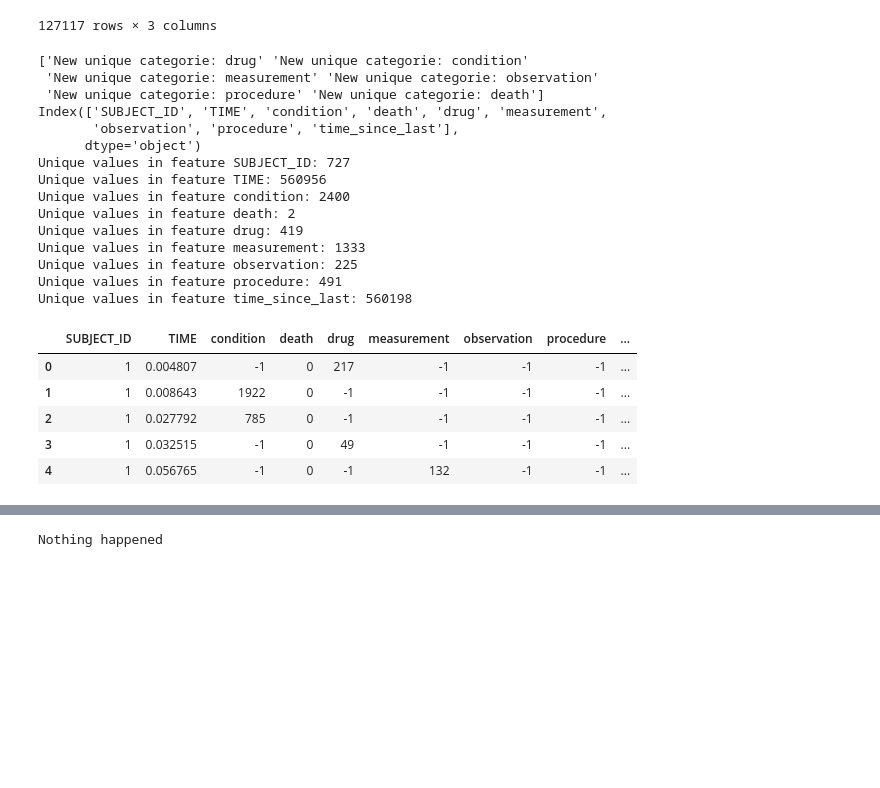
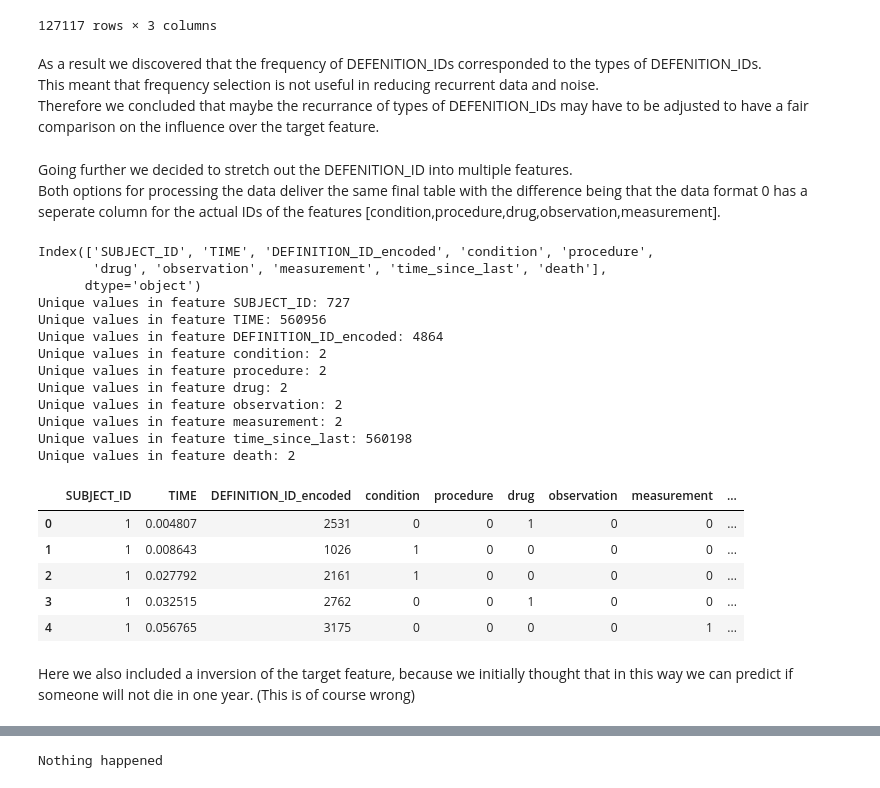
Before and after one commit to OJPOJ/ItDS-project, a Jupyter notebook: preprocessing.ipynb, the cells around one changed output, grey strips where cells are left out. Saved outputs shown, nothing was run; the diff lists cells and outputs as text; code cells hidden in the pictures; blank space fills up the shorter version.

```diff
--- a/preprocessing.ipynb
+++ b/preprocessing.ipynb
@@ -45,8 +58,15 @@ data.loc[data['DEFINITION_ID'].str.contains('condition_*')]
 | 560964 | 984 | condition_1496 | 0.023802 |
 | 560970 | 984 | condition_459 | 0.038022 |
 127117 rows × 3 columns
+# %% [markdown]
+As a result we discovered that the frequency of DEFENITION_IDs corresponded to the types of DEFENITION_IDs. <br>
+This meant that frequency selection is not useful in reducing recurrent data and noise. <br>
+Therefore we concluded that maybe the recurrance of types of DEFENITION_IDs may have to be adjusted to have a fair comparison on the influence over the target feature.
+# %% [markdown]
+Going further we decided to stretch out the DEFENITION_ID into multiple features.<br>
+Both options for processing the data deliver the same final table with the difference being that the data format 0 has a seperate column for the actual IDs of the features [condition,procedure,drug,observation,measurement].
 # %%
-dataFormat = 1 # 0 for seperate ID column 1 for not
+dataFormat = 0 # 0 for seperate ID column 1 for not
 df = data.copy()
 if dataFormat == 0:
     label_encoder = LabelEncoder()
@@ -62,53 +82,53 @@ if dataFormat == 0:
     for column in columns_to_convert:
         df[column] = df[column].astype(int)
     time_threshold = 1
-    df['DEATH'] = df['time_since_last'].apply(lambda x: 1 if x <= time_threshold else 0)
+    df['death'] = df['time_since_last'].apply(lambda x: 1 if x <= time_threshold else 0)
 elif dataFormat == 1:
     # Splitting 'DEFINITION_ID' into multiple columns
     new_cols = df['DEFINITION_ID'].str.split('_', expand=True)
     # Naming the new columns
     new_cols.columns = ['CATEGORY', 'CATEGORY_ID']
     print("New unique categorie: "+new_cols['CATEGORY'].unique())
     # Pivoting the DataFrame
     pivot_new_cols = new_cols.pivot_table(index=data.index, columns='CATEGORY', values='CATEGORY_ID', aggfunc=lambda x: ', '.join(str(v) for v in x)).fillna('-1')
     # Concatenating the new columns to the original DataFrame
     df = pd.concat([df, pivot_new_cols], axis=1)
     # Dropping the original 'DEFINITION_ID' column
     df.drop(columns=['DEFINITION_ID'], inplace=True)
     # Filling the death column
     df['death'] = df['death'].replace('None', '1')
     df['death'] = df['death'].replace('-1', '0')
     # Converting column to boolean dtype
     df['death'] = df['death'].astype(int)
     # Creating additional column
     df['time_since_last'] = df.groupby('SUBJECT_ID')['TIME'].diff().fillna(0)
 else:
     ...
 
 print(df.columns)
 #df.loc[(df['condition']=='')&(df['drug']=='')&(df['measurement']=='')&(df['observation']=='')&(df['procedure']=='')]
 [print("Unique values in feature "+x+": "+str(len(df[x].unique()))) for x in df.columns]
 
 df.head()
 # %% [output]
-['New unique categorie: drug' 'New unique categorie: condition'
- 'New unique categorie: measurement' 'New unique categorie: observation'
- 'New unique categorie: procedure' 'New unique categorie: death']
-Index(['SUBJECT_ID', 'TIME', 'condition', 'death', 'drug', 'measurement',
-       'observation', 'procedure', 'time_since_last'],
+Index(['SUBJECT_ID', 'TIME', 'DEFINITION_ID_encoded', 'condition', 'procedure',
+       'drug', 'observation', 'measurement', 'time_since_last', 'death'],
       dtype='object')
 Unique values in feature SUBJECT_ID: 727
 Unique values in feature TIME: 560956
-Unique values in feature condition: 2400
+Unique values in feature DEFINITION_ID_encoded: 4864
+Unique values in feature condition: 2
+Unique values in feature procedure: 2
+Unique values in feature drug: 2
+Unique values in feature observation: 2
+Unique values in feature measurement: 2
+Unique values in feature time_since_last: 560198
 Unique values in feature death: 2
-Unique values in feature drug: 419
-Unique values in feature measurement: 1333
-Unique values in feature observation: 225
-Unique values in feature procedure: 491
-Unique values in feature time_since_last: 560198
-|  | SUBJECT_ID | TIME | condition | death | drug | measurement | observation | procedure | ... |
-| 0 | 1 | 0.004807 | -1 | 0 | 217 | -1 | -1 | -1 | ... |
-| 1 | 1 | 0.008643 | 1922 | 0 | -1 | -1 | -1 | -1 | ... |
-| 2 | 1 | 0.027792 | 785 | 0 | -1 | -1 | -1 | -1 | ... |
-| 3 | 1 | 0.032515 | -1 | 0 | 49 | -1 | -1 | -1 | ... |
-| 4 | 1 | 0.056765 | -1 | 0 | -1 | 132 | -1 | -1 | ... |
+|  | SUBJECT_ID | TIME | DEFINITION_ID_encoded | condition | procedure | drug | observation | measurement | ... |
+| 0 | 1 | 0.004807 | 2531 | 0 | 0 | 1 | 0 | 0 | ... |
+| 1 | 1 | 0.008643 | 1026 | 1 | 0 | 0 | 0 | 0 | ... |
+| 2 | 1 | 0.027792 | 2161 | 1 | 0 | 0 | 0 | 0 | ... |
+| 3 | 1 | 0.032515 | 2762 | 0 | 0 | 1 | 0 | 0 | ... |
+| 4 | 1 | 0.056765 | 3175 | 0 | 0 | 0 | 0 | 1 | ... |
+# %% [markdown]
+Here we also included a inversion of the target feature, because we initially thought that in this way we can predict if someone will not die in one year. (This is of course wrong)
```
Also changed, not shown: parts of 17 cells of this notebook, 1 other file.
